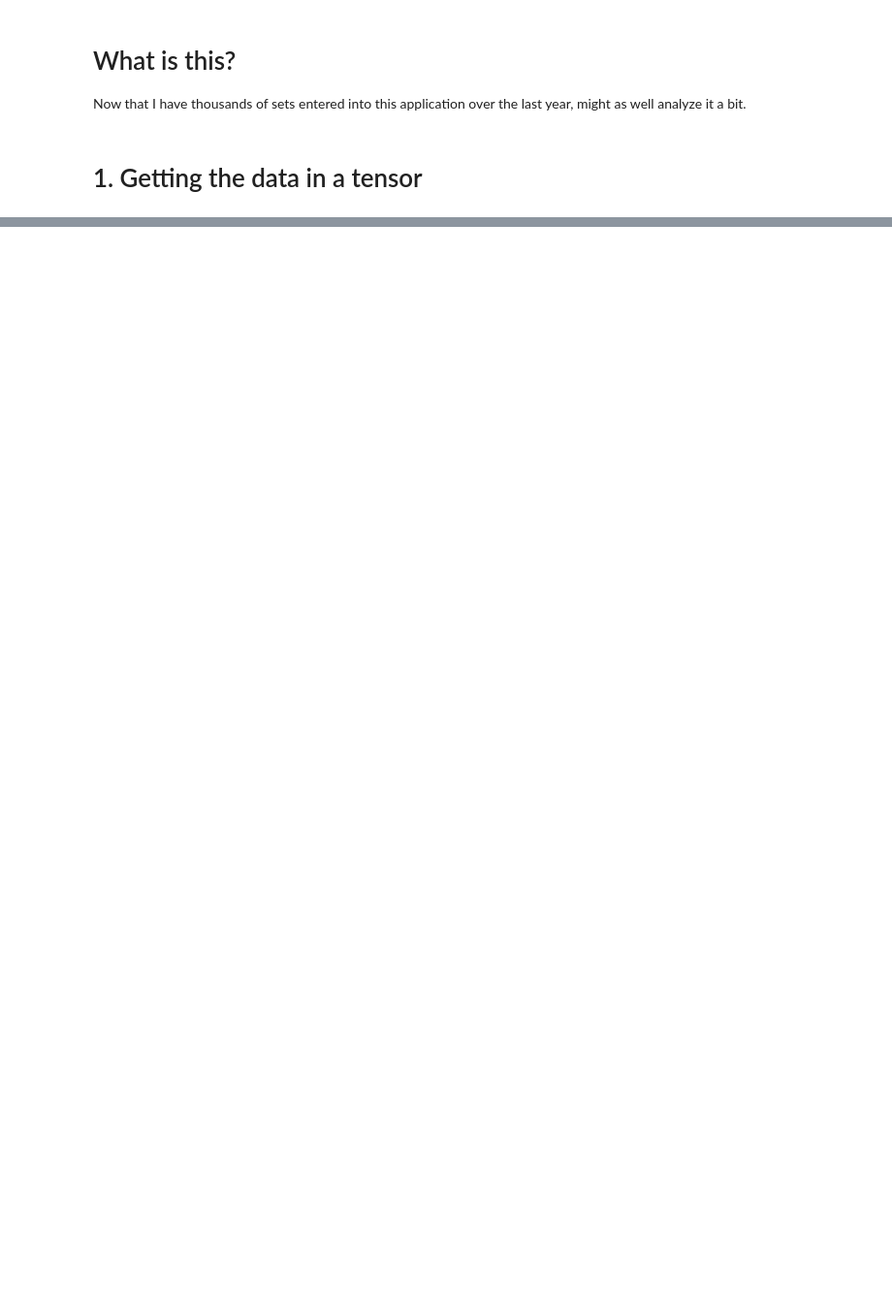
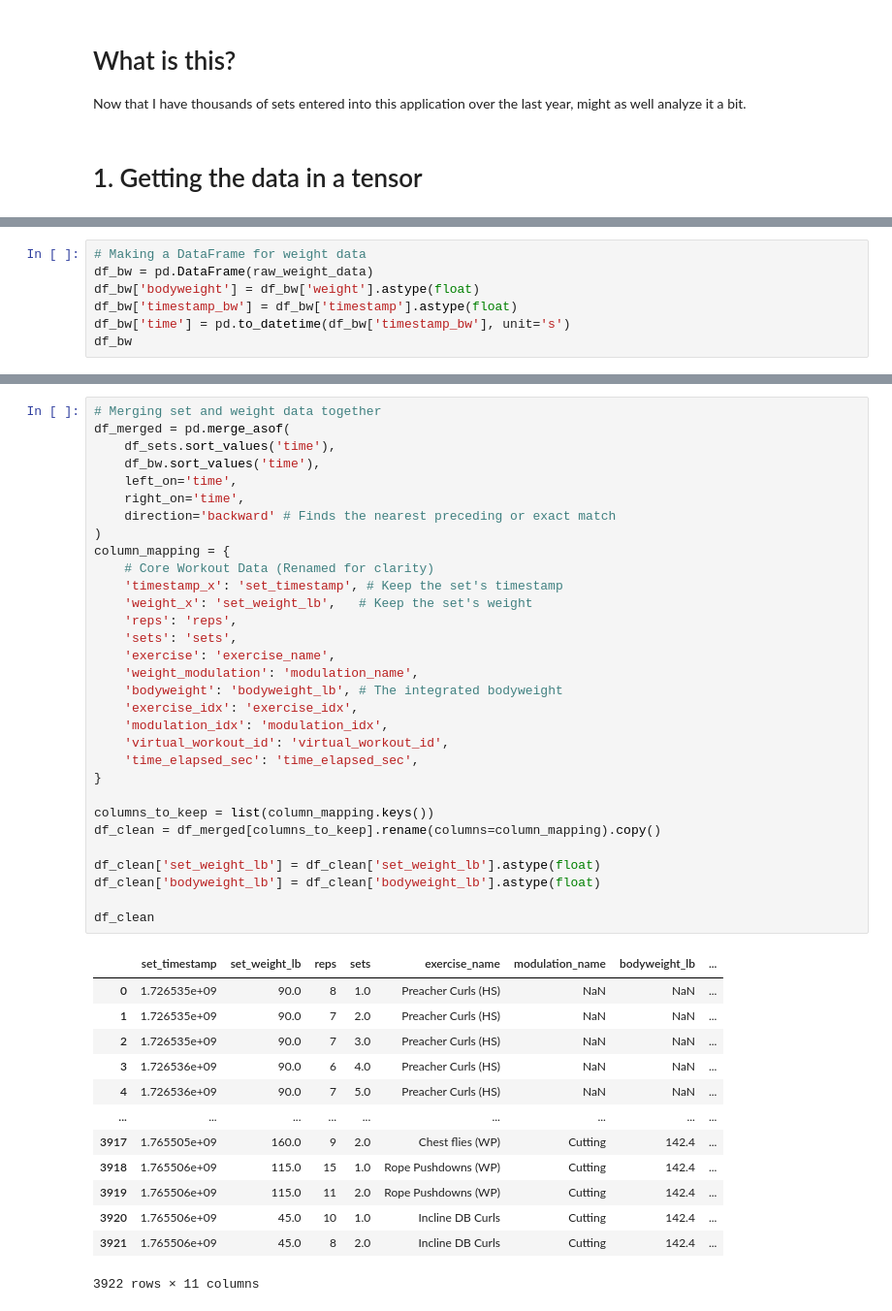
Before and after one commit to robbiehammond/GainsIQ, a Jupyter notebook: analysis/analysis.ipynb, the cells around one changed output, grey strips where cells are left out. Shown at 97% size. Saved outputs shown, nothing was run; the diff lists cells and outputs as text; blank space fills up the shorter version.

```diff
--- a/analysis/analysis.ipynb
+++ b/analysis/analysis.ipynb
@@ -95,0 +130,7 @@ df
+# %%
+# Making a DataFrame for weight data
+df_bw = pd.DataFrame(raw_weight_data)
+df_bw['bodyweight'] = df_bw['weight'].astype(float)
+df_bw['timestamp_bw'] = df_bw['timestamp'].astype(float)
+df_bw['time'] = pd.to_datetime(df_bw['timestamp_bw'], unit='s')
+df_bw
@@ -95,0 +151,45 @@ df
+# %%
+# Merging set and weight data together
+df_merged = pd.merge_asof(
+    df_sets.sort_values('time'),
+    df_bw.sort_values('time'),
+    left_on='time',
+    right_on='time',
+    direction='backward' # Finds the nearest preceding or exact match
+)
+column_mapping = {
+    # Core Workout Data (Renamed for clarity)
+    'timestamp_x': 'set_timestamp', # Keep the set's timestamp
+    'weight_x': 'set_weight_lb',   # Keep the set's weight
+    'reps': 'reps',
+    'sets': 'sets',
+    'exercise': 'exercise_name',
+    'weight_modulation': 'modulation_name',
+    'bodyweight': 'bodyweight_lb', # The integrated bodyweight
+    'exercise_idx': 'exercise_idx',
+    'modulation_idx': 'modulation_idx',
+    'virtual_workout_id': 'virtual_workout_id',
+    'time_elapsed_sec': 'time_elapsed_sec',
+}
+
+columns_to_keep = list(column_mapping.keys())
+df_clean = df_merged[columns_to_keep].rename(columns=column_mapping).copy()
+
+df_clean['set_weight_lb'] = df_clean['set_weight_lb'].astype(float)
+df_clean['bodyweight_lb'] = df_clean['bodyweight_lb'].astype(float)
+
+df_clean
+# %% [output]
+|  | set_timestamp | set_weight_lb | reps | sets | exercise_name | modulation_name | bodyweight_lb | ... |
+| 0 | 1.726535e+09 | 90.0 | 8 | 1.0 | Preacher Curls (HS) | NaN | NaN | ... |
+| 1 | 1.726535e+09 | 90.0 | 7 | 2.0 | Preacher Curls (HS) | NaN | NaN | ... |
+| 2 | 1.726535e+09 | 90.0 | 7 | 3.0 | Preacher Curls (HS) | NaN | NaN | ... |
+| 3 | 1.726536e+09 | 90.0 | 6 | 4.0 | Preacher Curls (HS) | NaN | NaN | ... |
+| 4 | 1.726536e+09 | 90.0 | 7 | 5.0 | Preacher Curls (HS) | NaN | NaN | ... |
+| ... | ... | ... | ... | ... | ... | ... | ... | ... |
+| 3917 | 1.765505e+09 | 160.0 | 9 | 2.0 | Chest flies (WP) | Cutting | 142.4 | ... |
+| 3918 | 1.765506e+09 | 115.0 | 15 | 1.0 | Rope Pushdowns (WP) | Cutting | 142.4 | ... |
+| 3919 | 1.765506e+09 | 115.0 | 11 | 2.0 | Rope Pushdowns (WP) | Cutting | 142.4 | ... |
+| 3920 | 1.765506e+09 | 45.0 | 10 | 1.0 | Incline DB Curls | Cutting | 142.4 | ... |
+| 3921 | 1.765506e+09 | 45.0 | 8 | 2.0 | Incline DB Curls | Cutting | 142.4 | ... |
+3922 rows × 11 columns
```
Also changed, not shown: parts of 8 cells of this notebook.
